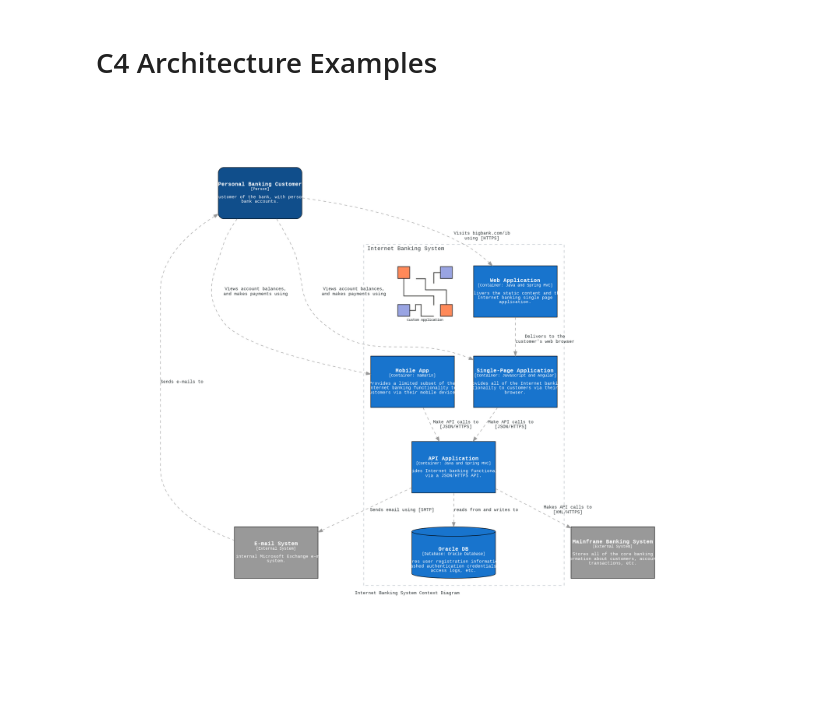
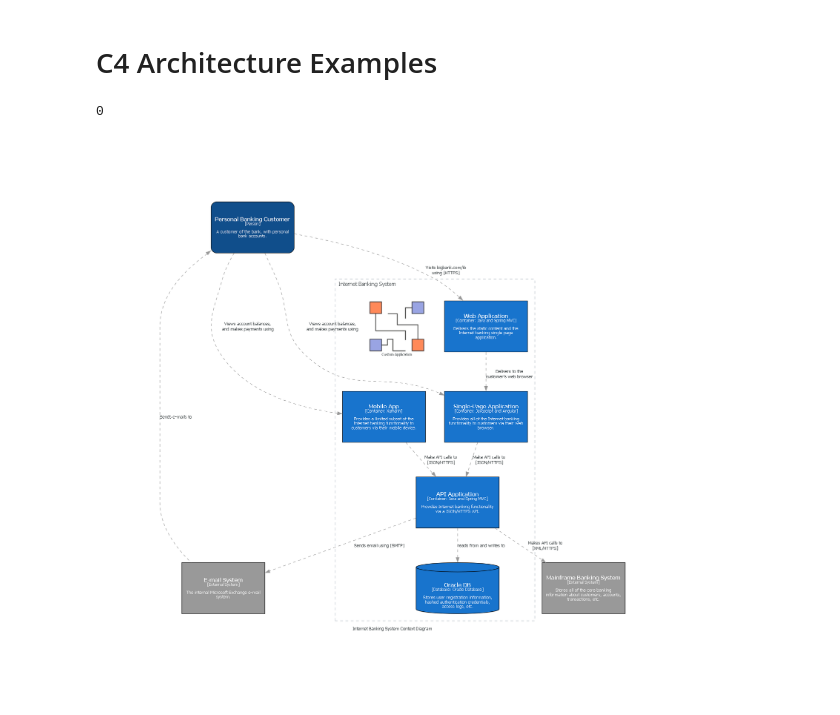
Before and after one commit to 7ft10/C4ArchitectureExamples, a Jupyter notebook: C4_Architecture_Examples.ipynb, the cells around one changed output. Saved outputs shown, nothing was run; the diff lists cells and outputs as text; code cells hidden in the pictures.

```diff
--- a/C4_Architecture_Examples.ipynb
+++ b/C4_Architecture_Examples.ipynb
@@ -4,7 +4,10 @@
 # C4 Architecture Examples
 # %%
 #@title Install Diagrams
-!pip install diagrams &> /dev/null
+import os
+os.system('pip install diagrams')
+# %% [output]
+0
 # %%
 #@title Imports & Default Settings
 
@@ -102,7 +105,8 @@ with Diagram(** internet_banking_system_settings) as internet_banking_system_con
   api >> Relationship("Sends email using [SMTP]") >> email
   api >> Relationship("Makes API calls to [XML/HTTPS]") >> mainframe
   customer << Relationship("Sends e-mails to") << email
-# %%
-Image('/content/internet_banking_system_context_diagram.png')
-# %% [output]
-[figure, removed]
+# %%
+#@title Context Diagram
+internet_banking_system_context_diagram
+# %% [output]
+[figure, added]
```
Also changed, not shown: 5 other files.
